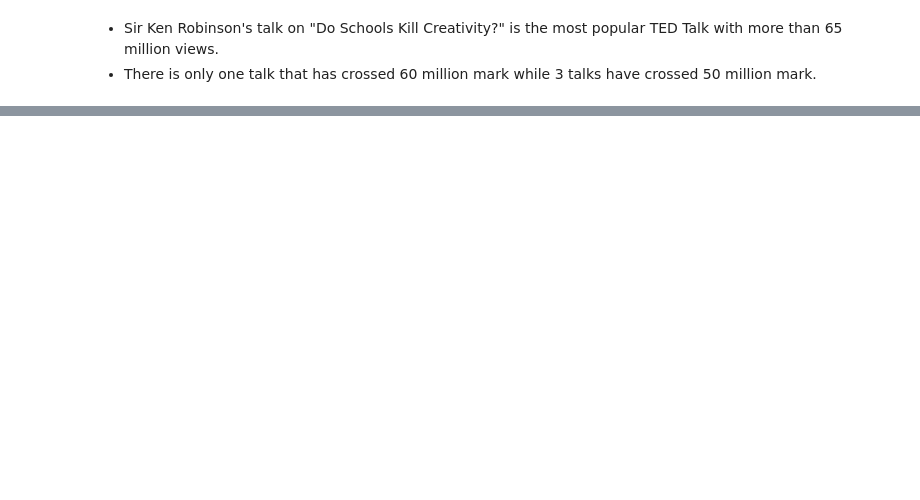
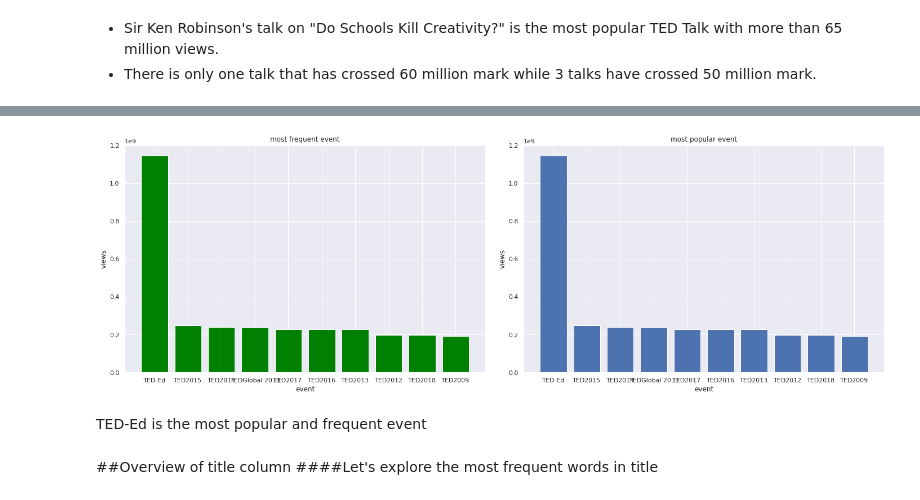
Before and after one commit to Aayushi-Sharma24/TedTalks_Views_Prediction_Regression, a Jupyter notebook: AS_Ted_Talks_Views_Prediction_Capstone_Project.ipynb, the cells around one changed output, grey strips where cells are left out. Cells and saved outputs as stored; diff of their text form; code cells hidden in the pictures; blank space fills up the shorter version.

```diff
--- a/AS_Ted_Talks_Views_Prediction_Capstone_Project.ipynb
+++ b/AS_Ted_Talks_Views_Prediction_Capstone_Project.ipynb
@@ -226,0 +256,4 @@ sns.barplot(x='speaker_1', y='views', data=popular_df,palette="GnBu_r")
+# %%
+#find most frequent event
+popular_event_df = df.groupby('event').agg({'views':'sum'}).nlargest(10,['views']).reset_index()
+popular_event_df
@@ -226,0 +272,4 @@ sns.barplot(x='speaker_1', y='views', data=popular_df,palette="GnBu_r")
+# %%
+#find most popular event
+pop_event_df=df[['event','views']].groupby('event').agg({'views' : 'sum'}).nlargest(10,['views']).reset_index()
+pop_event_df
@@ -226,0 +288,35 @@ sns.barplot(x='speaker_1', y='views', data=popular_df,palette="GnBu_r")
+# %%
+# Plotting both graphs
+#setting x and y values in the plot
+x = popular_event_df['event']
+y = popular_event_df['views']
+x1 = pop_event_df['event']
+y1 = pop_event_df['views']
+
+plt.subplots(figsize=(20, 7))
+
+# using subplot function and creating plot one
+plt.subplot(1, 2, 1)
+plt.bar(x, y, color='green')
+plt.title('most frequent event')
+plt.xlabel('event')
+plt.ylabel('views')
+
+# using subplot function and creating plot two
+plt.subplot(1, 2, 2)
+plt.bar(x1, y1)
+plt.title('most popular event')
+plt.xlabel('event')
+plt.ylabel('views')
+# space between the plots
+plt.tight_layout(2)
+
+# show plot
+plt.show()
+# %% [output]
+[figure, added]
+# %% [markdown]
+TED-Ed is the most popular and frequent event
+# %% [markdown]
+##Overview of title column
+####Let's explore the most frequent words in title
```
Also changed, not shown: parts of 44 cells of this notebook.
